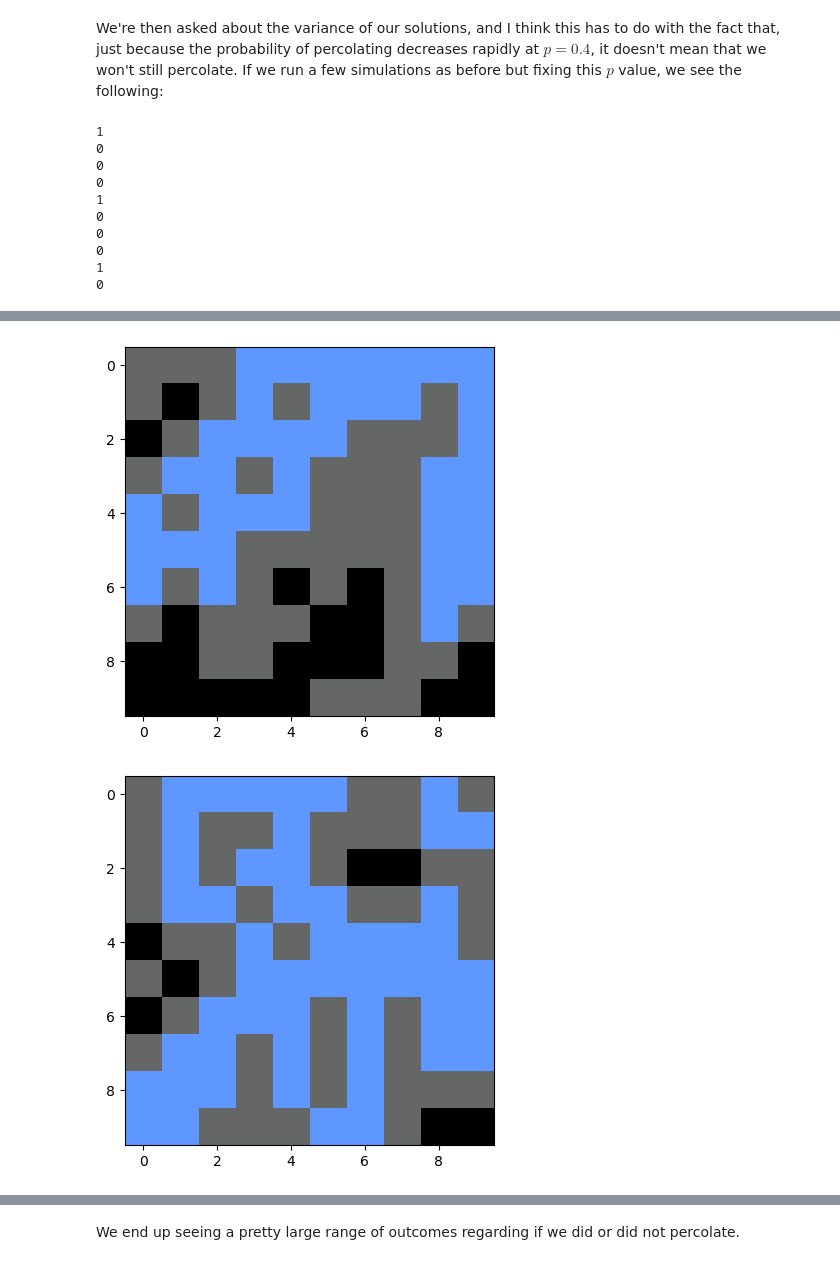
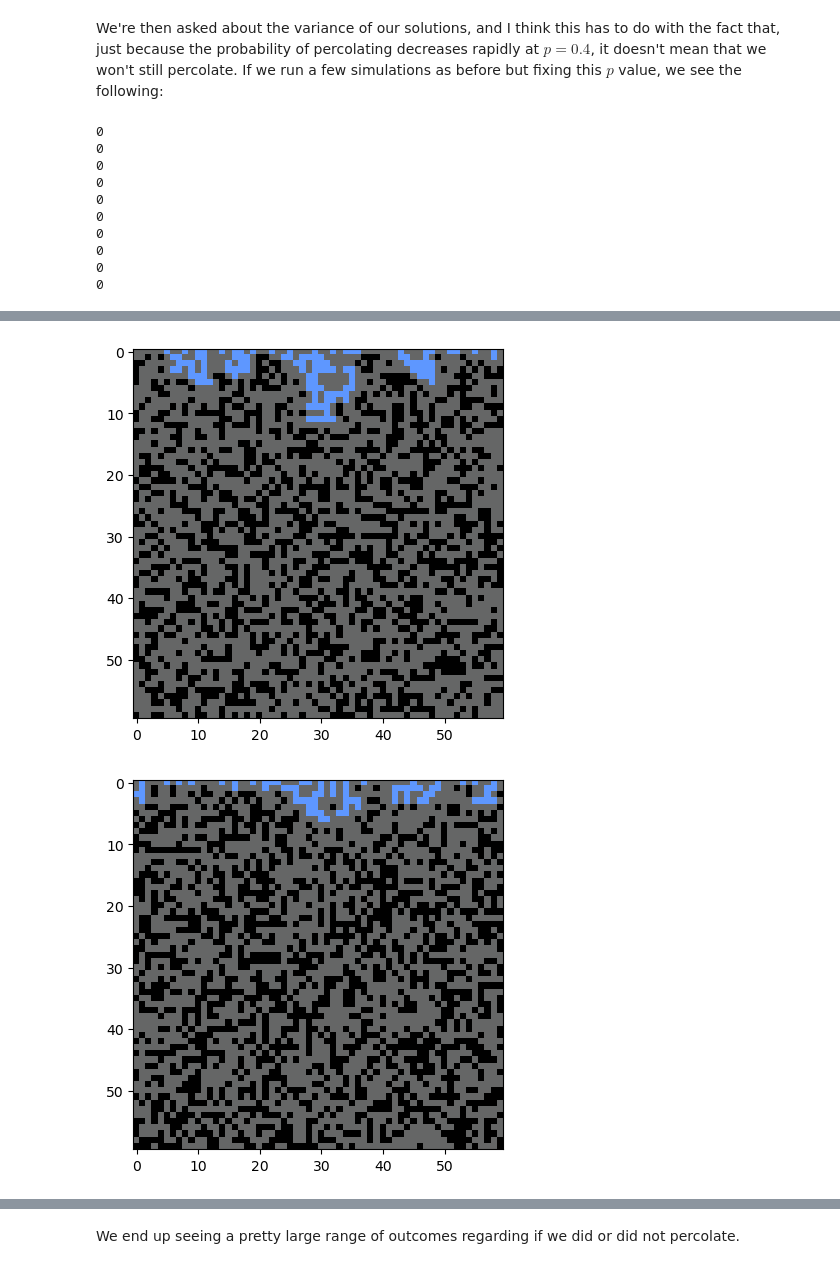
Before and after one commit to swilliamson7/comp_physics_sw, a Jupyter notebook: hw/hw1_solutions_sw.ipynb, the cells around one changed output, grey strips where cells are left out. Saved outputs shown, nothing was run; the diff lists cells and outputs as text; code cells hidden in the pictures.

```diff
--- a/hw/hw1_solutions_sw.ipynb
+++ b/hw/hw1_solutions_sw.ipynb
@@ -415,13 +469,13 @@ all_percolations_means = list()
 all_percolations_vars = list()
 
 # for every N we'll run the replicate simulations
-for n in N_vals:
+for N in N_vals:
     all_percolations = list()
-    for p in pvals:
+    for P in pvals:
         all_replicates = list()
         for i in range(n_reps):
             # Initialize the model
-            model = PercolationSimulation(n, p=p)
+            model = PercolationSimulation(N, p=P)
             all_replicates.append(model.percolate())
         all_percolations.append(all_replicates)
     all_percolations_means.append(np.mean(np.array(all_percolations), axis=1))
@@ -454,18 +508,18 @@ Text(0.5, 1.0, 'N = 50')
 We're then asked about the variance of our solutions, and I think this has to do with the fact that, just because the probability of percolating decreases rapidly at $p = 0.4$, it doesn't mean that we won't still percolate. If we run a few simulations as before but fixing this $p$ value, we see the following:
 # %%
 for j in np.arange(0,10):
-    model = PercolationSimulation(n=10, p=0.45)
+    model = PercolationSimulation(n=60, p=0.6)
     print(model.percolate())
     plt.figure()
     plot_percolation(model.grid_filled)
 # %% [output]
-1
 0
 0
 0
-1
 0
 0
 0
-1
 0
+0
+0
+0
@@ -479,2 +533,2 @@ for j in np.arange(0,10):
-[figure, old version]
+[figure, new version]
-[figure, old version]
+[figure, new version]
```
Also changed, not shown: parts of 17 cells of this notebook, 1 other file.
